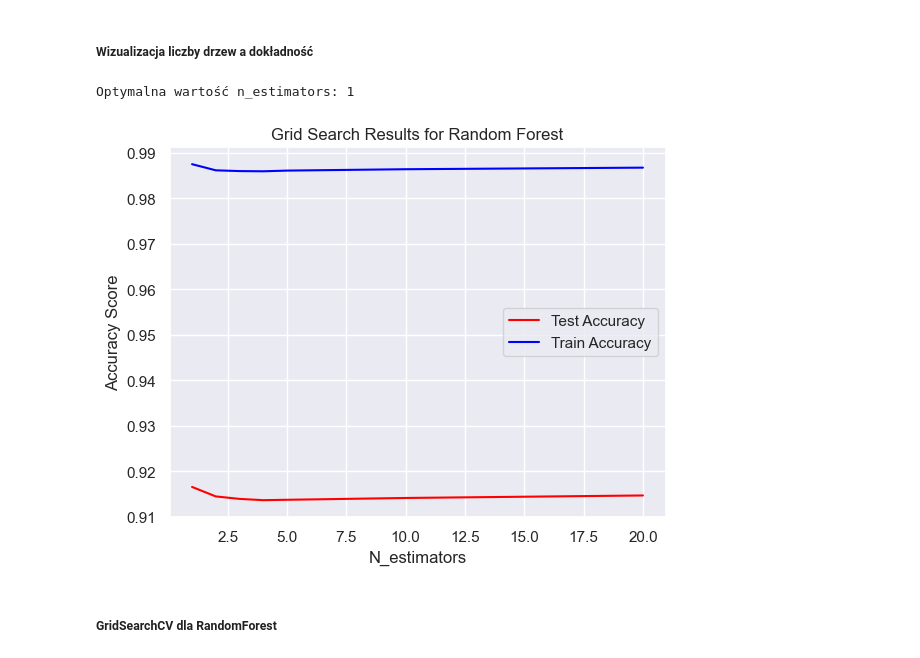
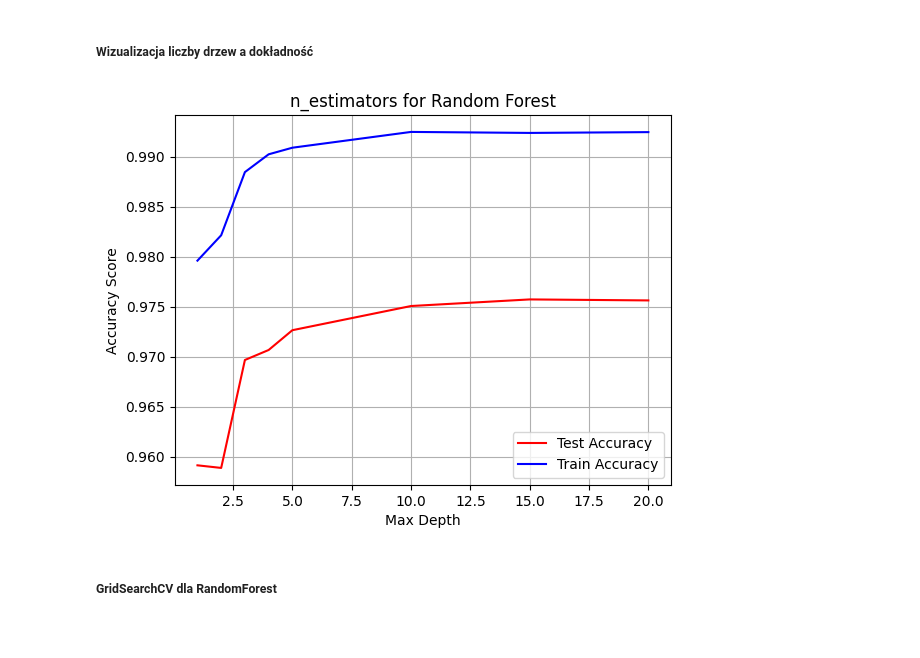
Before and after one commit to a-smaruj/ML_Project_Arrhythmia_Classification, a Jupyter notebook: main.ipynb, the cells around one changed output. Saved outputs shown, nothing was run; the diff lists cells and outputs as text; code cells hidden in the pictures; blank space fills up the shorter version.

```diff
--- a/main.ipynb
+++ b/main.ipynb
@@ -424,7 +426,7 @@ Name: type, dtype: int64
 # %%
 #Komórka w której zmieniam, na jakich danych chcę testować algorytm
-X_data_sample=X_resampled #lub X_sample
-y_data_sample=y_resampled #lub y_sample
+X_data_sample= X_sample #lub X_resampled
+y_data_sample= y_sample #lub y_resampled
 
 # X_data_sample=X_train
 
@@ -681,13 +683,15 @@ Optymalna głębokość: 18
 # %% [markdown]
 ##### Wizualizacja liczby drzew a dokładność
 # %%
-n_estimators_values = [1,2,3,4,5, 10, 20]
+skf = StratifiedKFold(n_splits=5, shuffle=True, random_state=10)
+n_estimators_values = [1,2,3,4,5, 10, 15, 20]
 ma_rf_train = []
 ma_rf_test = []
 
 for n_estimators in n_estimators_values:
-    model = RandomForestClassifier(random_state=10, n_estimators=n_estimators)
-
+    model = RandomForestClassifier(random_state=10, n_estimators=n_estimators, max_depth=18)
+    a_test = []
+    a_tren = []
     for i, (train_index, test_index) in enumerate(skf.split(X_data_sample, y_data_sample)):
         model.fit(X_data_sample.iloc[train_index], y_data_sample.iloc[train_index])
         a_test.append(model.score(X_data_sample.iloc[test_index], y_data_sample.iloc[test_index]).round(4))
@@ -698,17 +702,17 @@ for n_estimators in n_estimators_values:
 
 optimal_n_estimators = n_estimators_values[np.argmax(ma_rf_test)]
 print("Optymalna wartość n_estimators:", optimal_n_estimators)
-
-plt.plot(n_estimators_values, ma_rf_test, label="Test Accuracy", color="red")
-plt.plot(n_estimators_values, ma_rf_train, label="Train Accuracy", color="blue")
-plt.xlabel("N_estimators")
-plt.ylabel("Accuracy Score")
-plt.title("Grid Search Results for Random Forest")
-plt.legend()
-plt.show()
-# %% [output]
-Optymalna wartość n_estimators: 1
-[figure, removed]
+# %%
+plt.plot(n_estimators_values, ma_rf_test, label="Test Accuracy", color="red")
+plt.plot(n_estimators_values, ma_rf_train, label="Train Accuracy", color="blue")
+plt.xlabel("Max Depth")
+plt.ylabel("Accuracy Score")
+plt.title("n_estimators for Random Forest")
+plt.legend()
+plt.grid()
+plt.show()
+# %% [output]
+[figure, added]
 # %% [markdown]
 ##### GridSearchCV dla RandomForest
 # %%
```
Also changed, not shown: parts of 2 cells of this notebook.
